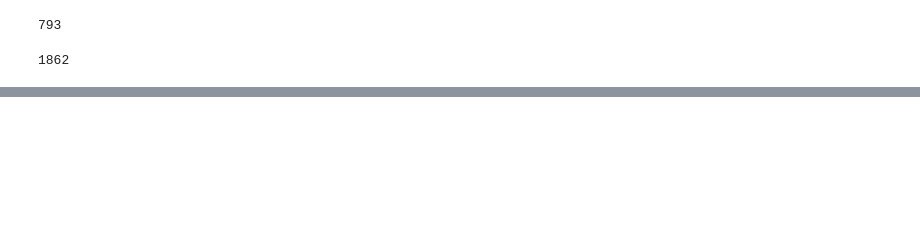
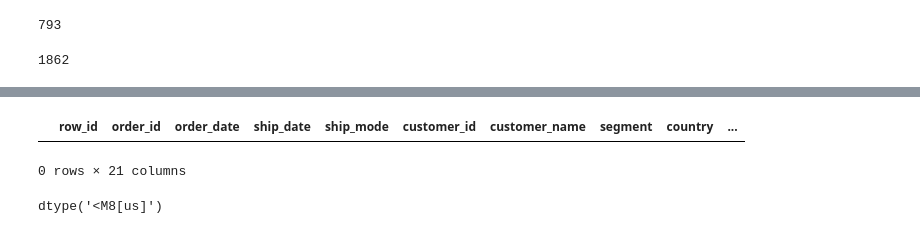
Before and after one commit to Yashoda07/retail-analytics-and-insights-platform, a Jupyter notebook: python_notebooks/01_data_understanding.ipynb, the cells around one changed output, grey strips where cells are left out. Cells and saved outputs as stored; diff of their text form; code cells hidden in the pictures; blank space fills up the shorter version.

```diff
--- a/python_notebooks/01_data_understanding.ipynb
+++ b/python_notebooks/01_data_understanding.ipynb
@@ -129,0 +167,12 @@ df['Product ID'].nunique()
+# %%
+
+# checks for missing values in the ship_date column
+df[df["ship_date"].isna()]
+# %% [output]
+|  | row_id | order_id | order_date | ship_date | ship_mode | customer_id | customer_name | segment | country | ... |
+0 rows × 21 columns
+# %%
+df["order_date"].dtype
+df["ship_date"].dtype
+# %% [output]
+dtype('<M8[us]')
```
Also changed, not shown: parts of 30 cells of this notebook, 11 other files.
